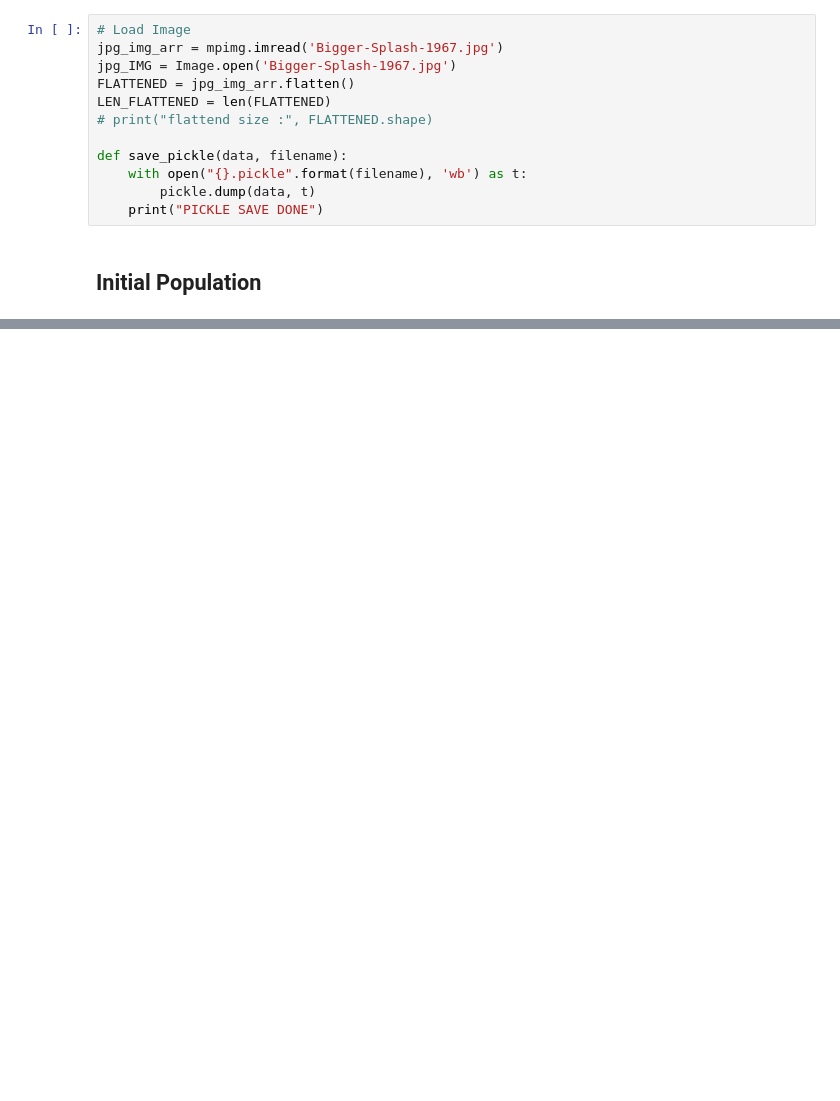
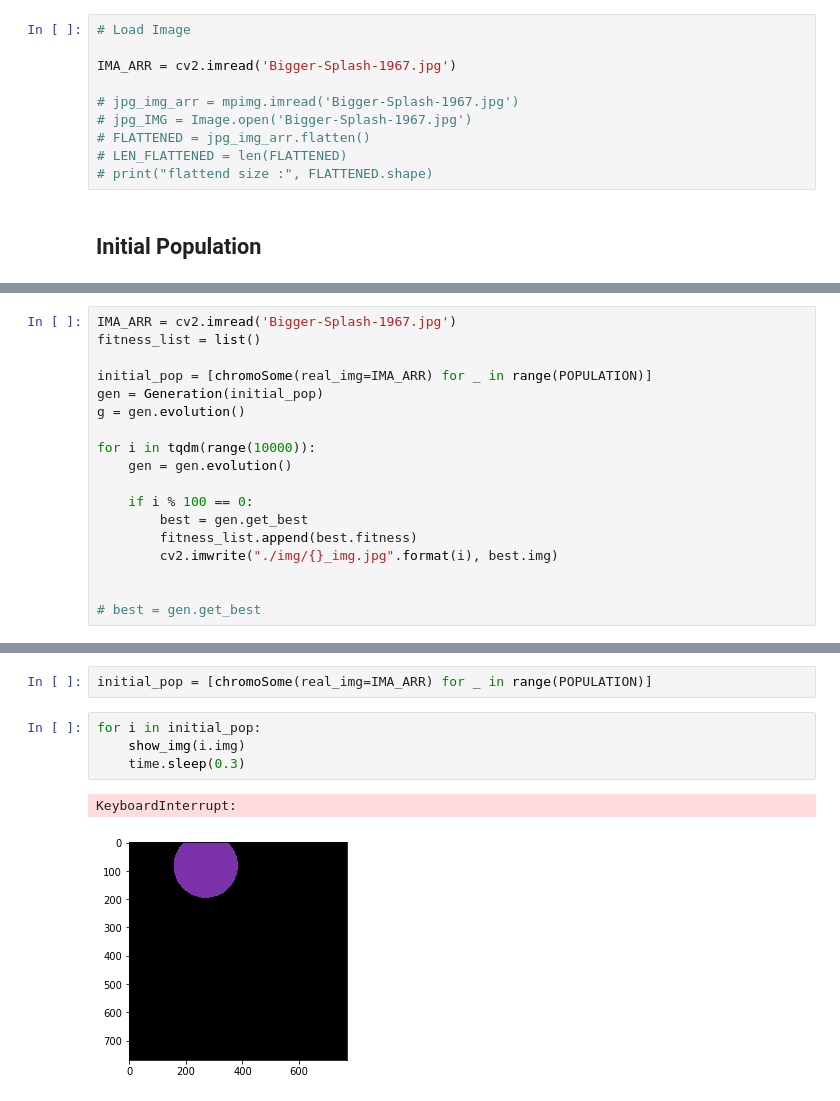
Before and after one commit to greenned/genetic_algorithm, a Jupyter notebook: genetic_algorithm_img.ipynb, the cells around one changed output, grey strips where cells are left out. Saved outputs shown, nothing was run; the diff lists cells and outputs as text; blank space fills up the shorter version.

```diff
--- a/genetic_algorithm_img.ipynb
+++ b/genetic_algorithm_img.ipynb
@@ -31,14 +42,12 @@ MAX_GENERATIONS = 50
 # %%
 # Load Image
-jpg_img_arr = mpimg.imread('Bigger-Splash-1967.jpg')
-jpg_IMG = Image.open('Bigger-Splash-1967.jpg')
-FLATTENED = jpg_img_arr.flatten()
-LEN_FLATTENED = len(FLATTENED)
+
+IMA_ARR = cv2.imread('Bigger-Splash-1967.jpg')
+
+# jpg_img_arr = mpimg.imread('Bigger-Splash-1967.jpg')
+# jpg_IMG = Image.open('Bigger-Splash-1967.jpg')
+# FLATTENED = jpg_img_arr.flatten()
+# LEN_FLATTENED = len(FLATTENED)
 # print("flattend size :", FLATTENED.shape)
-
-def save_pickle(data, filename):
-    with open("{}.pickle".format(filename), 'wb') as t:
-        pickle.dump(data, t)
-    print("PICKLE SAVE DONE")
 # %% [markdown]
 ## Initial Population
@@ -141,0 +208,18 @@ class Generation:
+# %%
+IMA_ARR = cv2.imread('Bigger-Splash-1967.jpg')
+fitness_list = list()
+
+initial_pop = [chromoSome(real_img=IMA_ARR) for _ in range(POPULATION)]
+gen = Generation(initial_pop)
+g = gen.evolution()
+
+for i in tqdm(range(10000)):
+    gen = gen.evolution()
+
+    if i % 100 == 0:
+        best = gen.get_best
+        fitness_list.append(best.fitness)
+        cv2.imwrite("./img/{}_img.jpg".format(i), best.img)
+
+
+# best = gen.get_best
@@ -142,3 +233,12 @@ class Generation:
+# %%
+initial_pop = [chromoSome(real_img=IMA_ARR) for _ in range(POPULATION)]
+# %%
+for i in initial_pop:
+    show_img(i.img)
+    time.sleep(0.3)
+# %% [output]
+KeyboardInterrupt:
+[figure, added]
 # %%
 # first generation
 
```
Also changed, not shown: parts of 21 cells of this notebook, 5 other files.
